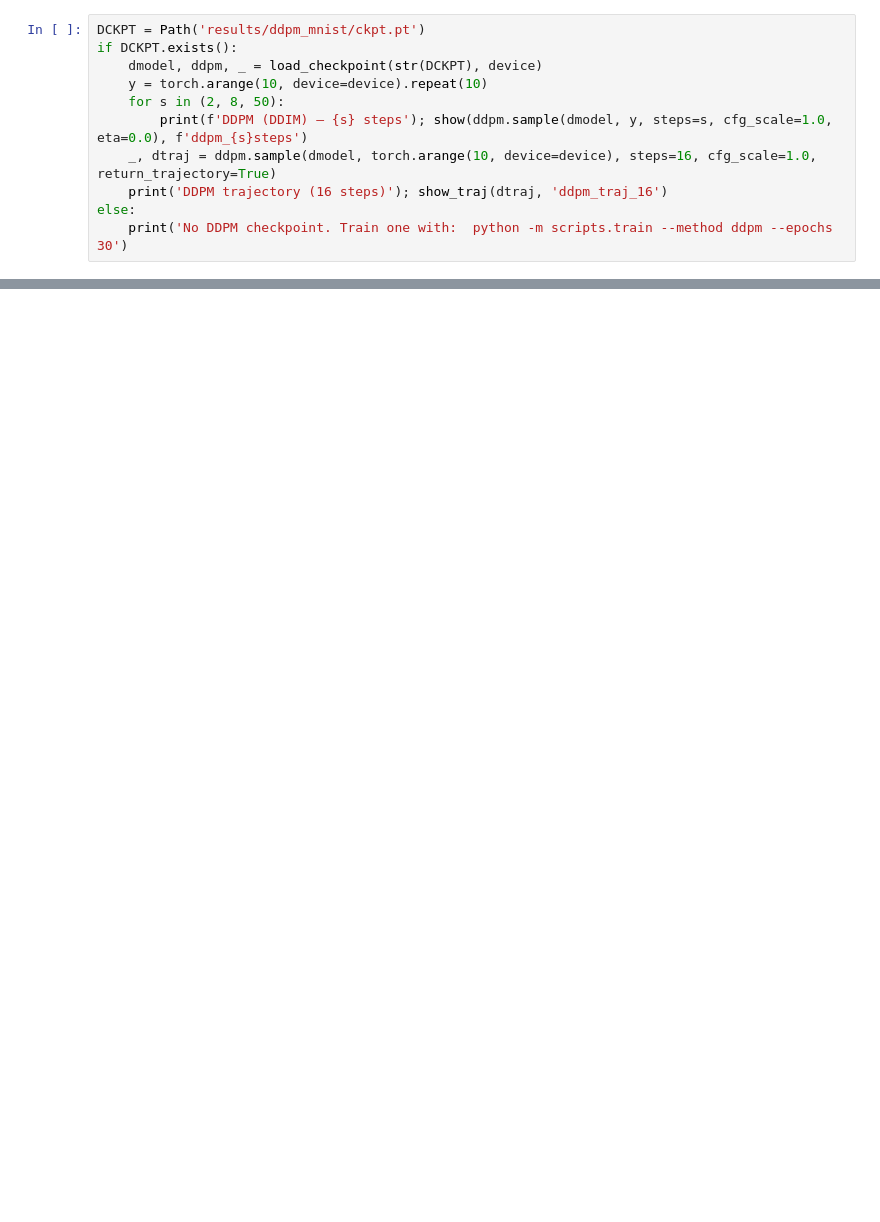
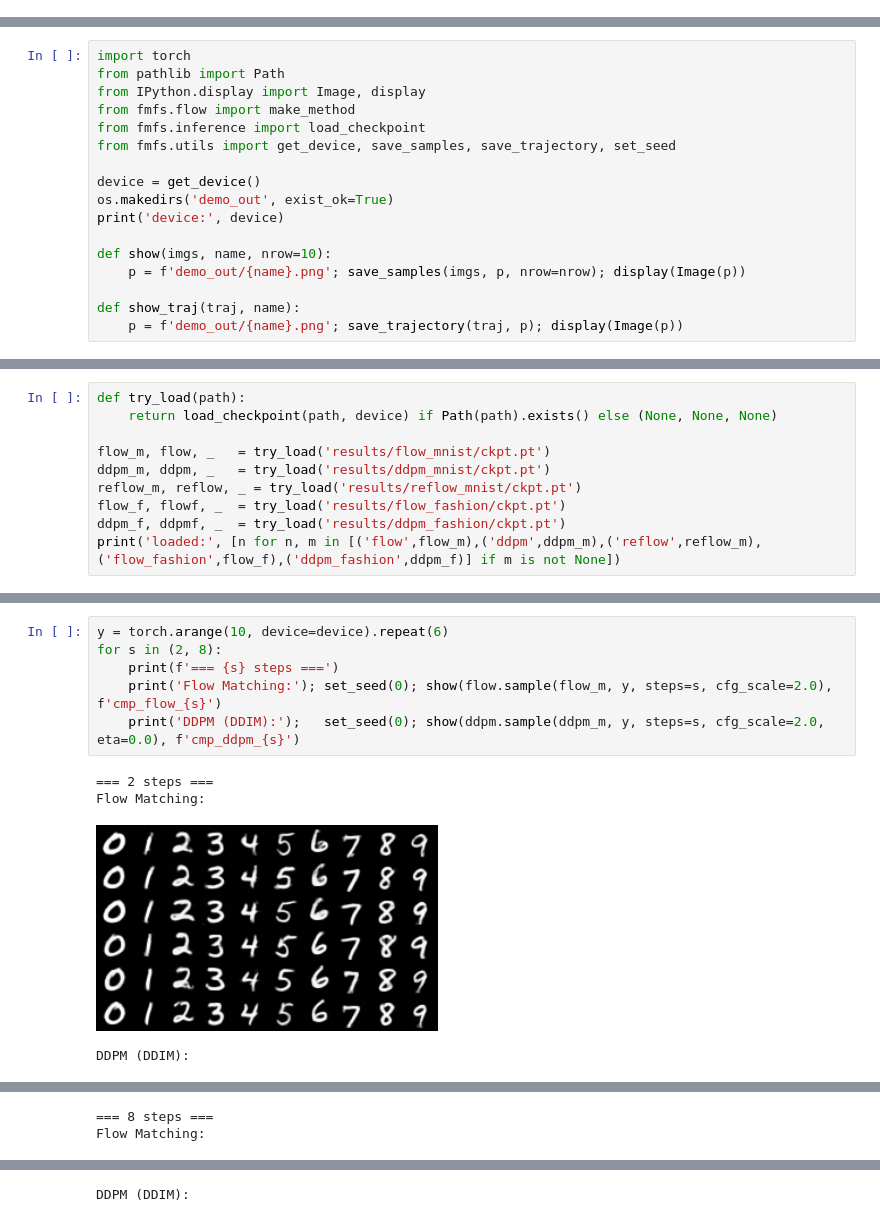
Before and after one commit to xHansi/flow-matching-fewstep, a Jupyter notebook: notebooks/03_walkthrough.ipynb, the cells around one changed output, grey strips where cells are left out. Drawn from its saved outputs; the diff is of its cells as text; blank space fills up the shorter version.

```diff
--- a/notebooks/03_walkthrough.ipynb
+++ b/notebooks/03_walkthrough.ipynb
@@ -112,11 +0,0 @@ needs more steps than Flow Matching to look clean.
-# %%
-DCKPT = Path('results/ddpm_mnist/ckpt.pt')
-if DCKPT.exists():
-    dmodel, ddpm, _ = load_checkpoint(str(DCKPT), device)
-    y = torch.arange(10, device=device).repeat(10)
-    for s in (2, 8, 50):
-        print(f'DDPM (DDIM) — {s} steps'); show(ddpm.sample(dmodel, y, steps=s, cfg_scale=1.0, eta=0.0), f'ddpm_{s}steps')
-    _, dtraj = ddpm.sample(dmodel, torch.arange(10, device=device), steps=16, cfg_scale=1.0, return_trajectory=True)
-    print('DDPM trajectory (16 steps)'); show_traj(dtraj, 'ddpm_traj_16')
-else:
-    print('No DDPM checkpoint. Train one with:  python -m scripts.train --method ddpm --epochs 30')
@@ -126,0 +39,17 @@ metrics) run **`02_results.ipynb`**.
+# %%
+import torch
+from pathlib import Path
+from IPython.display import Image, display
+from fmfs.flow import make_method
+from fmfs.inference import load_checkpoint
+from fmfs.utils import get_device, save_samples, save_trajectory, set_seed
+
+device = get_device()
+os.makedirs('demo_out', exist_ok=True)
+print('device:', device)
+
+def show(imgs, name, nrow=10):
+    p = f'demo_out/{name}.png'; save_samples(imgs, p, nrow=nrow); display(Image(p))
+
+def show_traj(traj, name):
+    p = f'demo_out/{name}.png'; save_trajectory(traj, p); display(Image(p))
@@ -126,0 +64,10 @@ metrics) run **`02_results.ipynb`**.
+# %%
+def try_load(path):
+    return load_checkpoint(path, device) if Path(path).exists() else (None, None, None)
+
+flow_m, flow, _   = try_load('results/flow_mnist/ckpt.pt')
+ddpm_m, ddpm, _   = try_load('results/ddpm_mnist/ckpt.pt')
+reflow_m, reflow, _ = try_load('results/reflow_mnist/ckpt.pt')
+flow_f, flowf, _  = try_load('results/flow_fashion/ckpt.pt')
+ddpm_f, ddpmf, _  = try_load('results/ddpm_fashion/ckpt.pt')
+print('loaded:', [n for n, m in [('flow',flow_m),('ddpm',ddpm_m),('reflow',reflow_m),('flow_fashion',flow_f),('ddpm_fashion',ddpm_f)] if m is not None])
@@ -126,0 +124,11 @@ metrics) run **`02_results.ipynb`**.
+# %%
+y = torch.arange(10, device=device).repeat(6)
+for s in (2, 8):
+    print(f'=== {s} steps ===')
+    print('Flow Matching:'); set_seed(0); show(flow.sample(flow_m, y, steps=s, cfg_scale=2.0), f'cmp_flow_{s}')
+    print('DDPM (DDIM):');   set_seed(0); show(ddpm.sample(ddpm_m, y, steps=s, cfg_scale=2.0, eta=0.0), f'cmp_ddpm_{s}')
+# %% [output]
+=== 2 steps ===
+Flow Matching:
+[figure, added]
+DDPM (DDIM):
@@ -126,0 +136,2 @@ metrics) run **`02_results.ipynb`**.
+=== 8 steps ===
+Flow Matching:
@@ -126,0 +139 @@ metrics) run **`02_results.ipynb`**.
+DDPM (DDIM):
```
Also changed, not shown: parts of 35 cells of this notebook, 8 other files.
